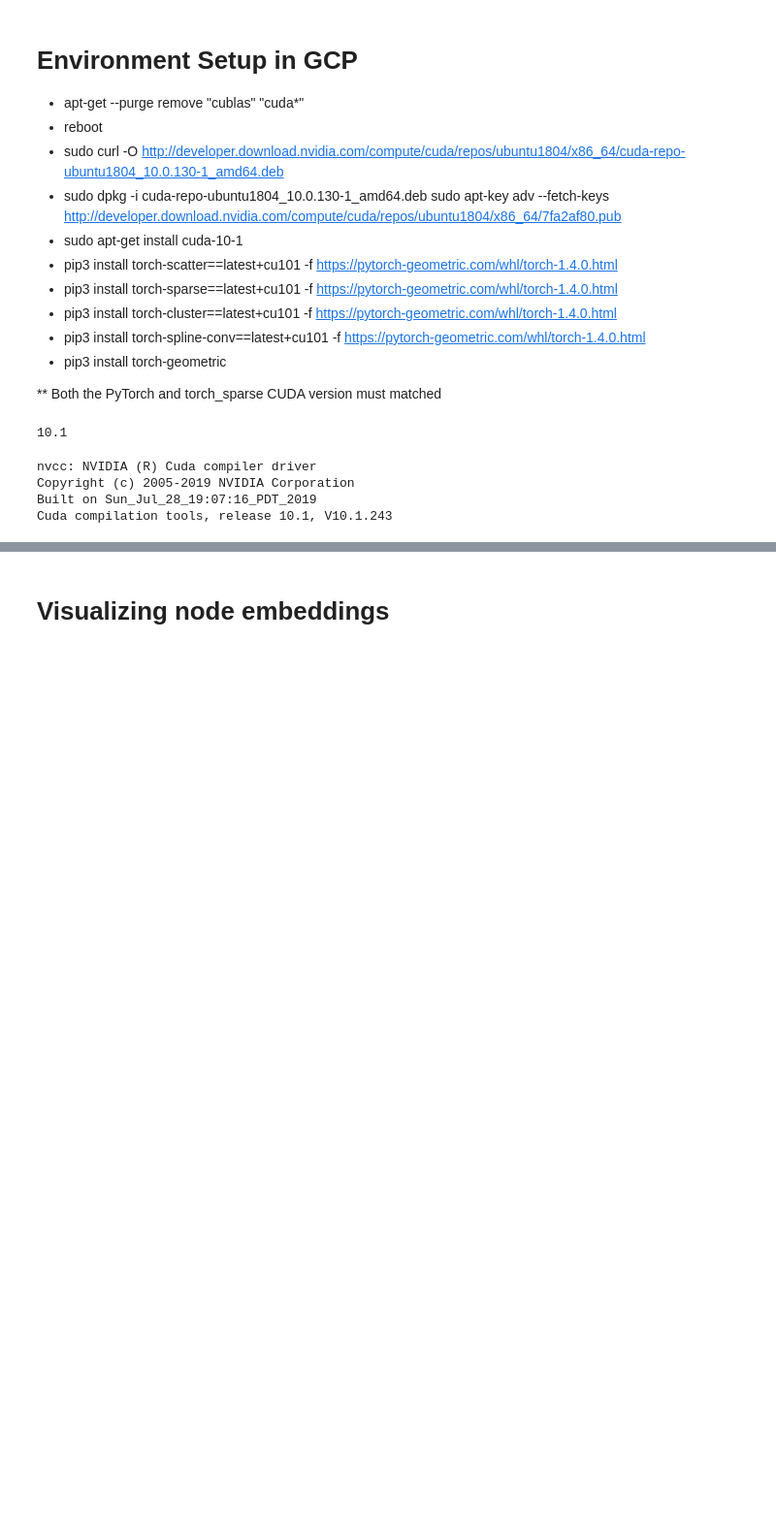
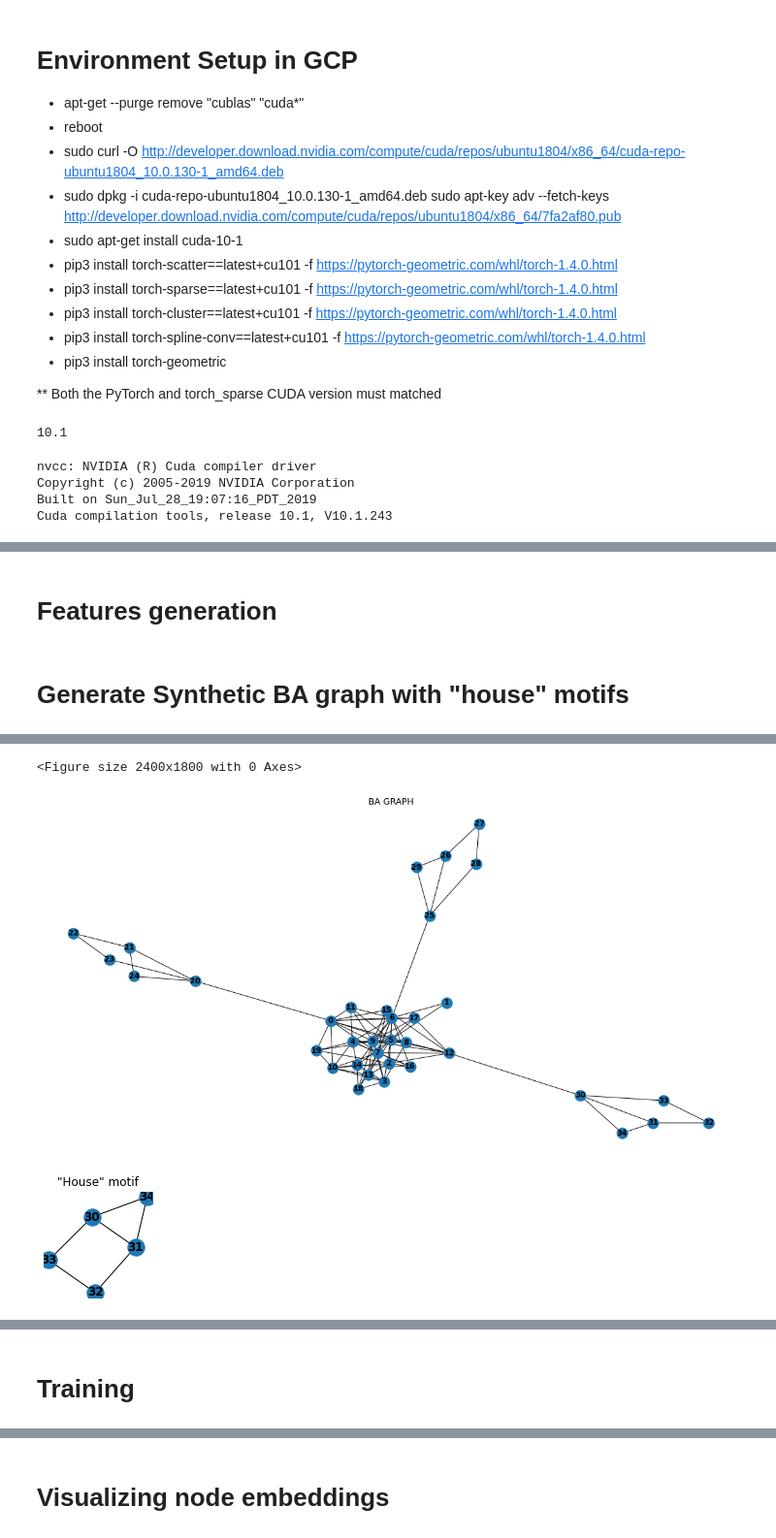
Before and after one commit to samaujs/Network-Science, a Jupyter notebook: gnn/Graph_Neural_Networks.ipynb, the cells around one changed output, grey strips where cells are left out. Shown at 97% size. Cells and saved outputs as stored; diff of their text form; code cells hidden in the pictures; blank space fills up the shorter version.

```diff
--- a/gnn/Graph_Neural_Networks.ipynb
+++ b/gnn/Graph_Neural_Networks.ipynb
@@ -54,0 +288,2 @@ import math
+# %% [markdown]
+# Features generation
@@ -54,0 +317,2 @@ import math
+# %% [markdown]
+# Generate Synthetic BA graph with "house" motifs
@@ -54,0 +813,71 @@ import math
+# %%
+# train.py
+# import gengraph
+# import utils.featgen as featgen
+def syn_task1(args, writer=None):
+    # data
+    # featgen.ConstFeatureGen
+    # np.ones(input_dim, dtype=float) = [1., 1., 1., 1., 1., 1., 1., 1., 1., 1.]
+    constant_feature = ConstFeatureGen(np.ones(args.input_dim, dtype=float))
+    print("Constant feature generator : ", constant_feature.val)
+
+    #feat_dict = {i:{'feat': np.array(constant_feature.val, dtype=np.float32)} for i in G.nodes()}
+    #print ('Values of feat_dict[0]["feat"]:', feat_dict[0]['feat'])
+
+    #nx.set_node_attributes(G, feat_dict)
+    #print('Node attributes of node \'0\', G.nodes[0]["feat"]:', G.nodes[0]['feat'])
+
+    # Create the BA graph with the "house" motifs
+    # gengraph.gen_syn1
+    G, labels, name = gen_syn1(feature_generator=constant_feature)
+
+    # No .of classes from [0-3] for BA graph with house motifs
+    num_classes = max(labels) + 1
+
+    # GcnEncoderNode model
+    print("------------ GCNEncoderNode Model ------------")
+    print("Input dimensions :", args.input_dim)
+    print("Hidden dimensions :", args.hidden_dim)
+    print("Output dimensions :", args.output_dim)
+    print("Number of classes :", args.num_classes)
+    print("Number of GCN layers :", args.num_gc_layers)
+    print("Method : ", args.method)
+
+    model = GcnEncoderNode(args.input_dim, args.hidden_dim, args.output_dim,
+                           args.num_classes, args.num_gc_layers )
+
+    print("GcnEncoderNode model :\n", model)
+
+    ##### To be removed after testing #####
+    return G, labels
+
+#     if args.method == "att":
+#         print("Method: att")
+#         model = models.GcnEncoderNode(
+#             args.input_dim,
+#             args.hidden_dim,
+#             args.output_dim,
+#             num_classes,
+#             args.num_gc_layers,
+#             bn=args.bn,
+#             args=args,
+#         )
+#     else:
+#         print("Method:", args.method)
+#         model = models.GcnEncoderNode(
+#             args.input_dim,
+#             args.hidden_dim,
+#             args.output_dim,
+#             num_classes,
+#             args.num_gc_layers,
+#             bn=args.bn,
+#             args=args,
+#         )
+#     if args.gpu:
+#         model = model.cuda()
+
+#     train_node_classifier(G, labels, model, args, writer=writer)
+
+#syn_task1(prog_args, writer=writer)
+testG, testLabels = syn_task1(prog_args)
+# %% [output]
@@ -54,0 +901,3 @@ import math
+<Figure size 2400x1800 with 0 Axes>
+[figure, added]
+[figure, added]
@@ -54,0 +921,2 @@ import math
+# %% [markdown]
+# Training
```
Also changed, not shown: parts of 42 cells of this notebook, 3 other files.
